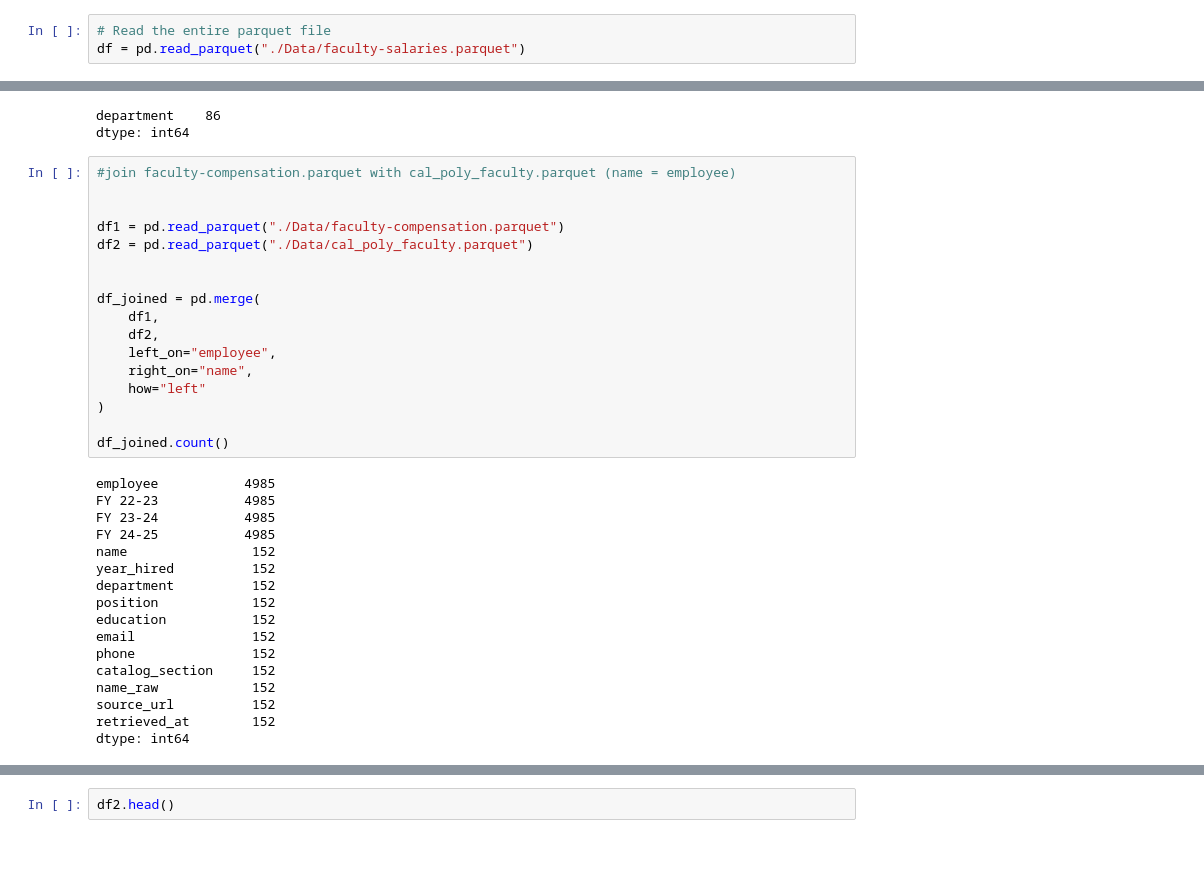
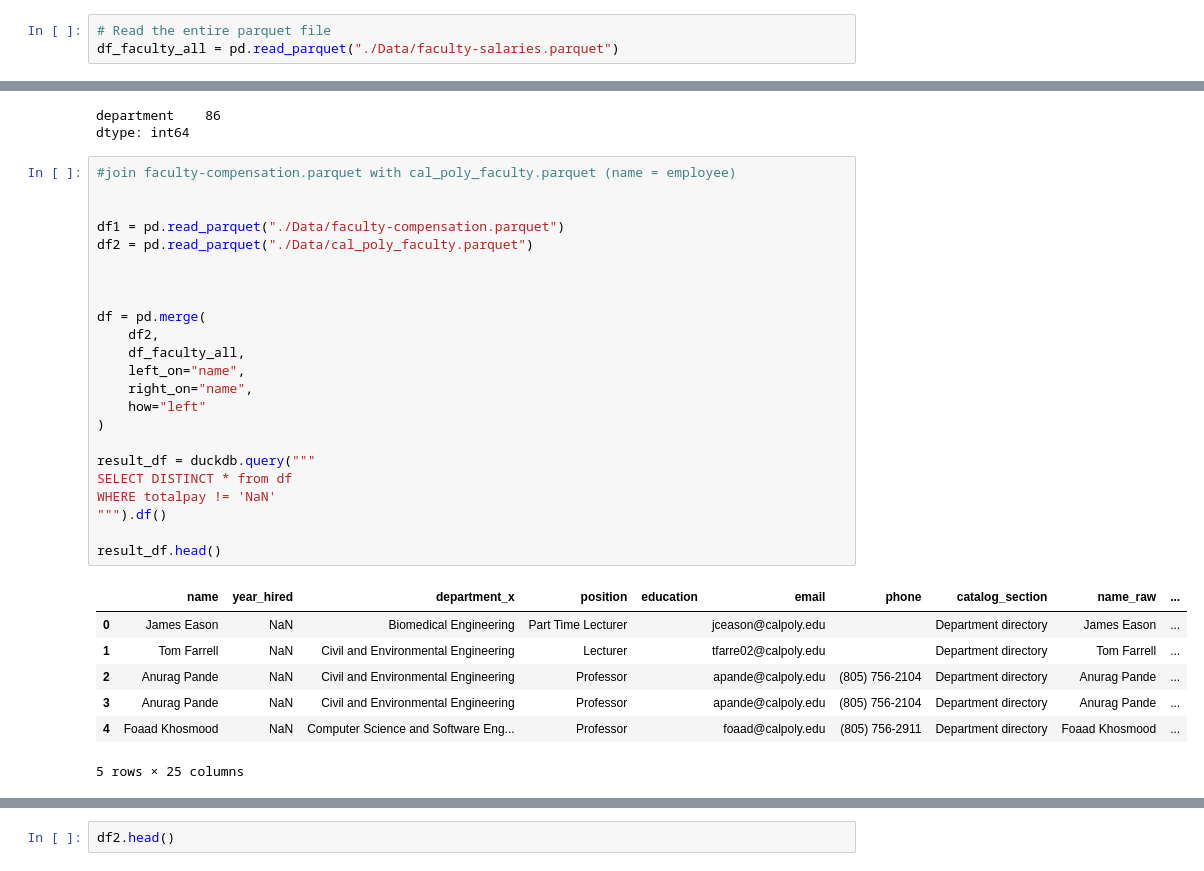
Before and after one commit to CSC4693-Fall-2026/CSC4693, a Jupyter notebook: Faculty/initial_exploration.ipynb, the cells around one changed output, grey strips where cells are left out. Cells and saved outputs as stored; diff of their text form.

```diff
--- a/Faculty/initial_exploration.ipynb
+++ b/Faculty/initial_exploration.ipynb
@@ -13,7 +13,7 @@ import numpy as np
 conn = duckdb.connect()
 # %%
 # Read the entire parquet file
-df = pd.read_parquet("./Data/faculty-salaries.parquet")
+df_faculty_all = pd.read_parquet("./Data/faculty-salaries.parquet")
 # %%
 df.head()
 # %% [output]
@@ -136,34 +136,31 @@ dtype: int64
 # %%
 #join faculty-compensation.parquet with cal_poly_faculty.parquet (name = employee)
 
 
 df1 = pd.read_parquet("./Data/faculty-compensation.parquet")
 df2 = pd.read_parquet("./Data/cal_poly_faculty.parquet")
 
 
-df_joined = pd.merge(
-    df1,
+
+df = pd.merge(
     df2,
-    left_on="employee",
+    df_faculty_all,
+    left_on="name",
     right_on="name",
     how="left"
 )
 
-df_joined.count()
+result_df = duckdb.query("""
+SELECT DISTINCT * from df
+WHERE totalpay != 'NaN'
+""").df()
+
+result_df.head()
 # %% [output]
+|  | name | year_hired | department_x | position | education | email | phone | catalog_section | name_raw | ... |
+| 0 | James Eason | NaN | Biomedical Engineering | Part Time Lecturer |  | jceason@calpoly.edu |  | Department directory | James Eason | ... |
+| 1 | Tom Farrell | NaN | Civil and Environmental Engineering | Lecturer |  | tfarre02@calpoly.edu |  | Department directory | Tom Farrell | ... |
+| 2 | Anurag Pande | NaN | Civil and Environmental Engineering | Professor |  | apande@calpoly.edu | (805) 756-2104 | Department directory | Anurag Pande | ... |
+| 3 | Anurag Pande | NaN | Civil and Environmental Engineering | Professor |  | apande@calpoly.edu | (805) 756-2104 | Department directory | Anurag Pande | ... |
+| 4 | Foaad Khosmood | NaN | Computer Science and Software Eng... | Professor |  | foaad@calpoly.edu | (805) 756-2911 | Department directory | Foaad Khosmood | ... |
-employee           4985
-FY 22-23           4985
-FY 23-24           4985
-FY 24-25           4985
-name                152
-year_hired          152
-department          152
-position            152
-education           152
-email               152
-phone               152
-catalog_section     152
-name_raw            152
-source_url          152
-retrieved_at        152
-dtype: int64
+5 rows × 25 columns
```
Also changed, not shown: parts of 3 cells of this notebook.
